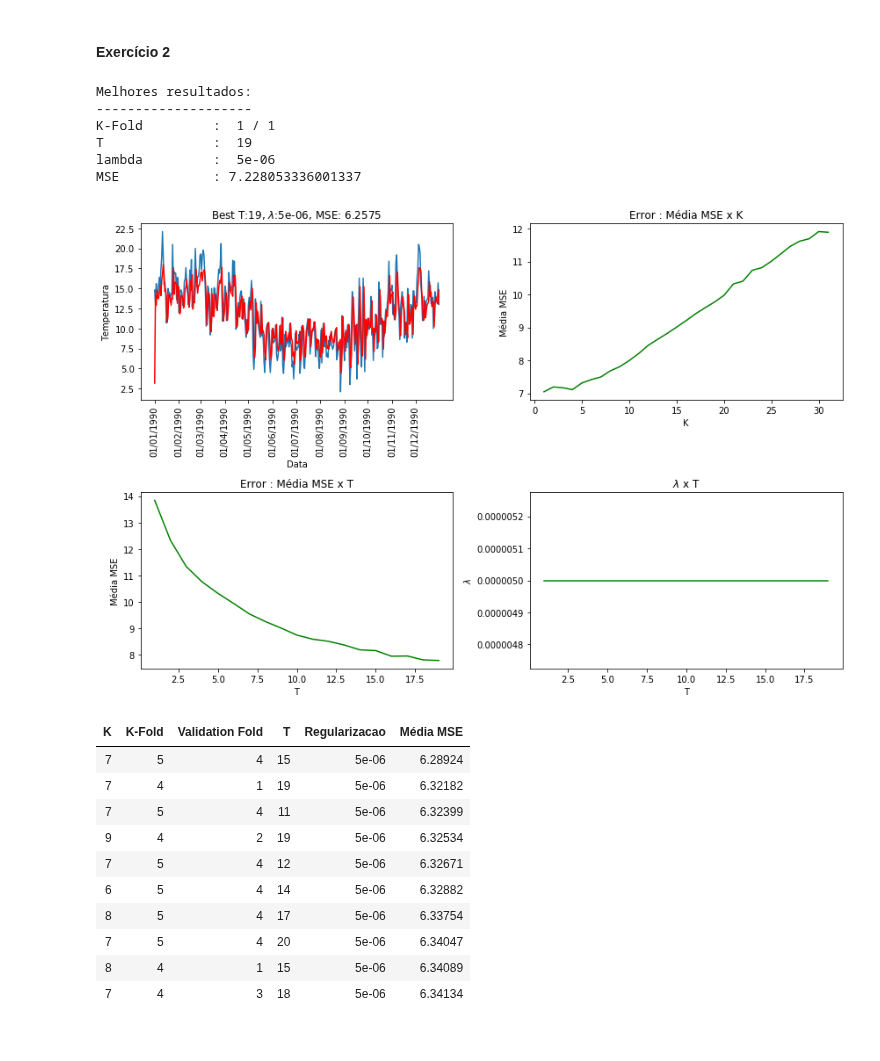
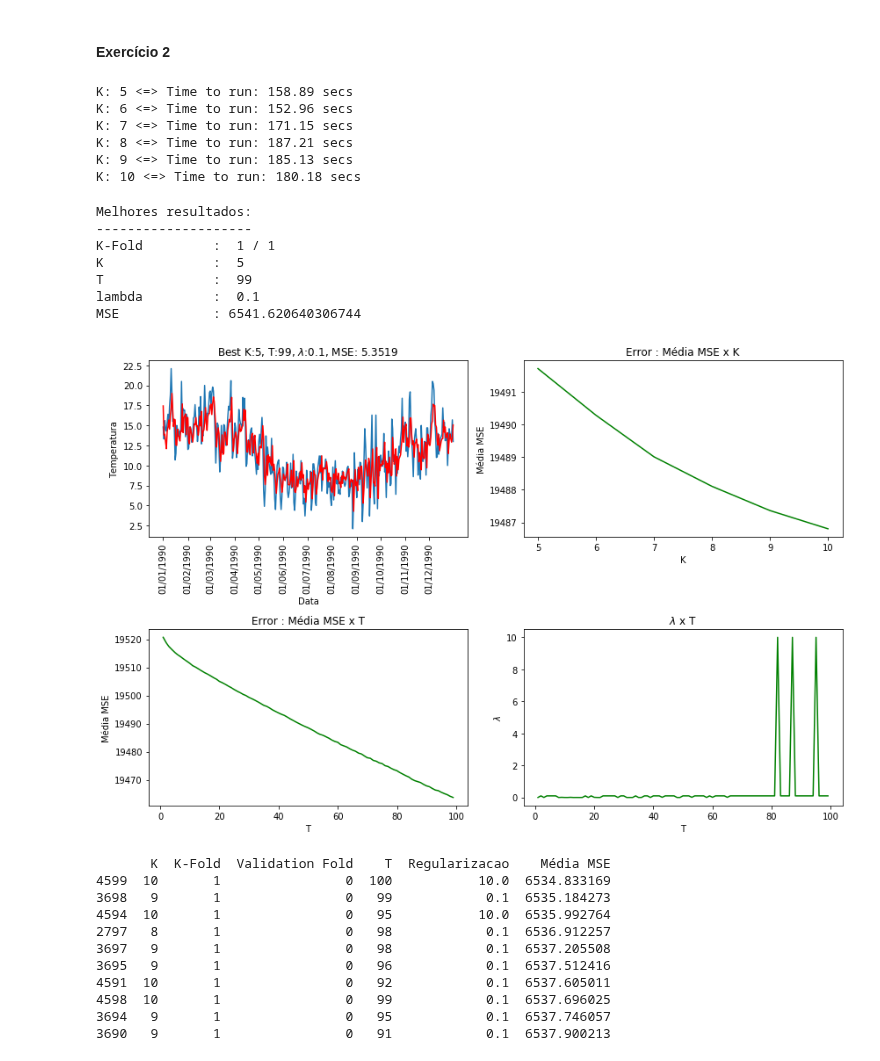
Before and after one commit to rdenadai/ia006c, a Jupyter notebook: notebooks/EFC01.ipynb, the cells around one changed output. Drawn from its saved outputs; the diff is of its cells as text; code cells hidden in the pictures.

```diff
--- a/notebooks/EFC01.ipynb
+++ b/notebooks/EFC01.ipynb
@@ -805,13 +864,15 @@ for m in range(1, 32):
     mean = np.mean(c[:, 3])
     if best_J > mean:
         best_J = mean
-        best_result = J_k[(J_k[:, 0] == m)][0]
+        best_result = c[c[:, 3] == np.min(c[:, 3])][0]
 # %%
 # Encontramos o melhor K e Validation Set.
-k, ft, i, mse, folds = best_result
+k, kf, i, mse, folds = best_result
 k = int(k)
+print("Melhores valores")
+print("-" * 20)
 print("K     :", k)
-print("K-Fold:", ft, "/", i+1)
+print("K-Fold:", kf, "/", i+1)
 
 minor_J0 = 1e+10
 best_weights = None
@@ -857,5 +918,5 @@ plt.tight_layout()
 plt.show()
 
 df = df.sort_values(by=["Média MSE"]).head(10)
-df.style.hide_index()
+print(df)
 # %% [output]
@@ -888,24 +951,24 @@ N_k = 10
 N_T = 100
 
 reg = np.array([
-    1e-1, 1e-2, 1e-3, 1e-4, 1e-5,
-    5e-2, 5e-3, 5e-4, 5e-5, 5e-6,
-    2.5e-2, 2.5e-3, 2.5e-4, 2.5e-5, 2.5e-6,
+    1e+6, 1e+5, 1e+4, 1e+3, 1e+2, 1e+1,
+    1e-1, 1e-2, 1e-3, 1e-4, 1e-5, 1e+6
 ])
 N_R = len(reg)
 # %%
 fold_N, fold_val = 0, 0
 J_k = []
-for k in range(1, 32):
+for k in range(5, 11):
+    start = time.time()
     for kf in range(1, N_k):
         folds = kfold(np.array(train_k[k-1]), k=kf, shuffle=False)
         for T in range(N_T):
+            best_reg = 1e-10
+            val_fold = 0
+            best_w = np.random.uniform(-1, 1, size=(k, T + 1))
+            J = []
+            better_J = 1e+10
             for r in range(N_R):
-                best_reg = 1e-10
-                better_J = 1e+10
-                val_fold = 0
-                best_w = np.random.uniform(-1, 1, size=(k, T + 1))
-                J = []
                 for i in range(kf):
                     # Weights
                     w = np.random.uniform(-1, 1, size=(k, T + 1))
@@ -937,7 +1000,15 @@ for k in range(1, 32):
                         best_reg = regu
                         better_J = e
             J_k.append((k, kf, val_fold, T + 1, best_reg, np.mean(J), best_w, folds))
+    print(f"K: {k} <=> Time to run: {np.round(time.time() - start, 2)} secs")
 J_k = np.array(J_k)
+# %% [output]
+K: 5 <=> Time to run: 158.89 secs
+K: 6 <=> Time to run: 152.96 secs
+K: 7 <=> Time to run: 171.15 secs
+K: 8 <=> Time to run: 187.21 secs
+K: 9 <=> Time to run: 185.13 secs
+K: 10 <=> Time to run: 180.18 secs
 # %%
 best_result = None
 best_T_J = 1e+10
@@ -959,6 +1030,7 @@ k = int(k)
 print("Melhores resultados:")
 print("-" * 20)
 print("K-Fold         : ", kf, "/", i+1)
+print("K              : ", k)
 print("T              : ", T)
 print("lambda         : ", reg)
 print("MSE            :", mse)
@@ -986,15 +1058,16 @@ mse = lr.mse(y_test, yh_test)
 Melhores resultados:
 --------------------
 K-Fold         :  1 / 1
-T              :  19
-lambda         :  5e-06
-MSE            : 7.228053336001337
+K              :  5
+T              :  99
+lambda         :  0.1
+MSE            : 6541.620640306744
 # %%
 # Data table
 df = pd.DataFrame([Jk[:6] for Jk in J_k], columns=["K", "K-Fold", "Validation Fold", "T", "Regularizacao", "Média MSE"])
 
 k_mse_mean = []
-for m in range(1, 32):
+for m in range(5, 11):
     c = J_k[(J_k[:, 0] == m)]
     k_mse_mean.append(np.mean(c[:, 5]))
 
@@ -1006,46 +1079,46 @@ for m in range(1, N_T):
     min_J = np.min(c[:, 5])
     h = c[c[:, 5] == min_J]
     reg_min.append(h[:, 4][0])
 
 plt.figure(figsize=(12, 8))
 plt.subplot(2, 2, 1)
-plt.title(f"Best T:{T}, $\lambda$:{reg}, MSE: {np.round(mse, 4)}")
+plt.title(f"Best K:{k}, T:{T}, $\lambda$:{reg}, MSE: {np.round(mse, 4)}")
 plt.xticks(dts1990[2].to_numpy().astype(np.float32), dts1990[0].to_numpy(), rotation=90)
 plt.xlabel("Data")
 plt.ylabel("Temperatura")
 plt.plot(test[:, 0], y_test)
 plt.plot(test[:, 0], yh_test, 'r')
 plt.subplot(2, 2, 2)
 plt.title(f"Error : Média MSE x K")
 plt.xlabel("K")
 plt.ylabel("Média MSE")
-plt.plot(range(1, 32), k_mse_mean, "g")
+plt.plot(range(5, 11), k_mse_mean, "g")
 plt.subplot(2, 2, 3)
 plt.title(f"Error : Média MSE x T")
 plt.xlabel("T")
 plt.ylabel("Média MSE")
 plt.plot(range(1, N_T), T_mse_mean, "g")
 plt.subplot(2, 2, 4)
 plt.title(f"$\lambda$ x T")
 plt.xlabel("T")
 plt.ylabel("$\lambda$")
 plt.plot(range(1, N_T), reg_min, "g")
 
 plt.tight_layout()
 plt.show()
 
-df = df.sort_values(by=["Média MSE", "K", "T"]).head(10)
-df.style.hide_index()
+df = df.sort_values(by=["Média MSE", "T", "K"]).head(10)
+print(df)
 # %% [output]
-[figure, old version]
+[figure, new version]
-| K | K-Fold | Validation Fold | T | Regularizacao | Média MSE |
-| 7 | 5 | 4 | 15 | 5e-06 | 6.28924 |
-| 7 | 4 | 1 | 19 | 5e-06 | 6.32182 |
-| 7 | 5 | 4 | 11 | 5e-06 | 6.32399 |
-| 9 | 4 | 2 | 19 | 5e-06 | 6.32534 |
-| 7 | 5 | 4 | 12 | 5e-06 | 6.32671 |
-| 6 | 5 | 4 | 14 | 5e-06 | 6.32882 |
-| 8 | 5 | 4 | 17 | 5e-06 | 6.33754 |
-| 7 | 5 | 4 | 20 | 5e-06 | 6.34047 |
-| 8 | 4 | 1 | 15 | 5e-06 | 6.34089 |
-| 7 | 4 | 3 | 18 | 5e-06 | 6.34134 |
+       K  K-Fold  Validation Fold    T  Regularizacao    Média MSE
+4599  10       1                0  100           10.0  6534.833169
+3698   9       1                0   99            0.1  6535.184273
+4594  10       1                0   95           10.0  6535.992764
+2797   8       1                0   98            0.1  6536.912257
+3697   9       1                0   98            0.1  6537.205508
+3695   9       1                0   96            0.1  6537.512416
+4591  10       1                0   92            0.1  6537.605011
+4598  10       1                0   99            0.1  6537.696025
+3694   9       1                0   95            0.1  6537.746057
+3690   9       1                0   91            0.1  6537.900213
```
Also changed, not shown: parts of 17 cells of this notebook.
